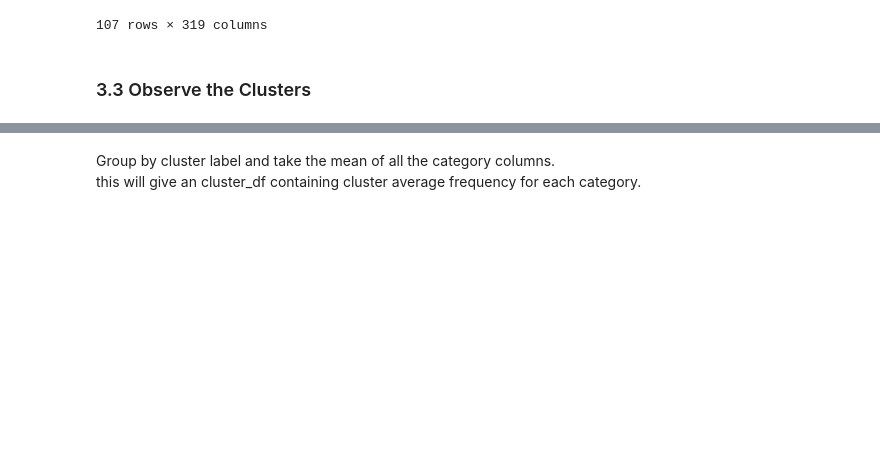
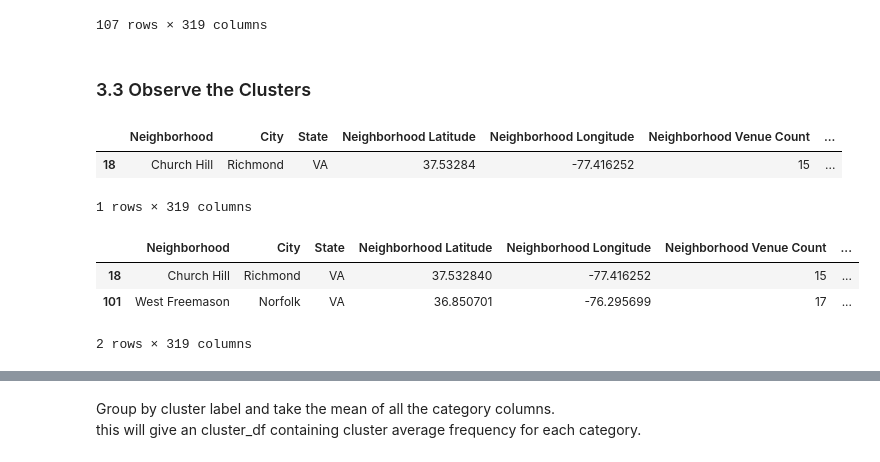
Before and after one commit to mphill82/Coursera_Capstone, a Jupyter notebook: Retail_Inference_notebook.ipynb, the cells around one changed output, grey strips where cells are left out. Saved outputs shown, nothing was run; the diff lists cells and outputs as text; code cells hidden in the pictures; blank space fills up the shorter version.

Commit message:
made the cluster_df

```diff
--- a/Retail_Inference_notebook.ipynb
+++ b/Retail_Inference_notebook.ipynb
@@ -500,7 +500,7 @@ The sihouette coefficient measures the distance of each sample to the center of
 ### 3.2 Fit the Model
 # %%
 #Define a kmeans model
-kmeans = KMeans(init='k-means++',n_clusters=18,random_state=0)
+kmeans = KMeans(init='k-means++',n_clusters=10,random_state=3)
 #Fit the model
 kmeans.fit(neigh_df.iloc[:,6:])
 # %% [output]
@@ -525,3 +525,16 @@ neigh_df
 107 rows × 319 columns
 # %% [markdown]
 ### 3.3 Observe the Clusters
+# %%
+neigh_df.loc[neigh_df.Neighborhood=='Church Hill']
+# %% [output]
+|  | Neighborhood | City | State | Neighborhood Latitude | Neighborhood Longitude | Neighborhood Venue Count | ... |
+| 18 | Church Hill | Richmond | VA | 37.53284 | -77.416252 | 15 | ... |
+1 rows × 319 columns
+# %%
+neigh_df.loc[neigh_df['Cluster Label']==8]
+# %% [output]
+|  | Neighborhood | City | State | Neighborhood Latitude | Neighborhood Longitude | Neighborhood Venue Count | ... |
+| 18 | Church Hill | Richmond | VA | 37.532840 | -77.416252 | 15 | ... |
+| 101 | West Freemason | Norfolk | VA | 36.850701 | -76.295699 | 17 | ... |
+2 rows × 319 columns
```
Also changed, not shown: parts of 7 cells of this notebook.
